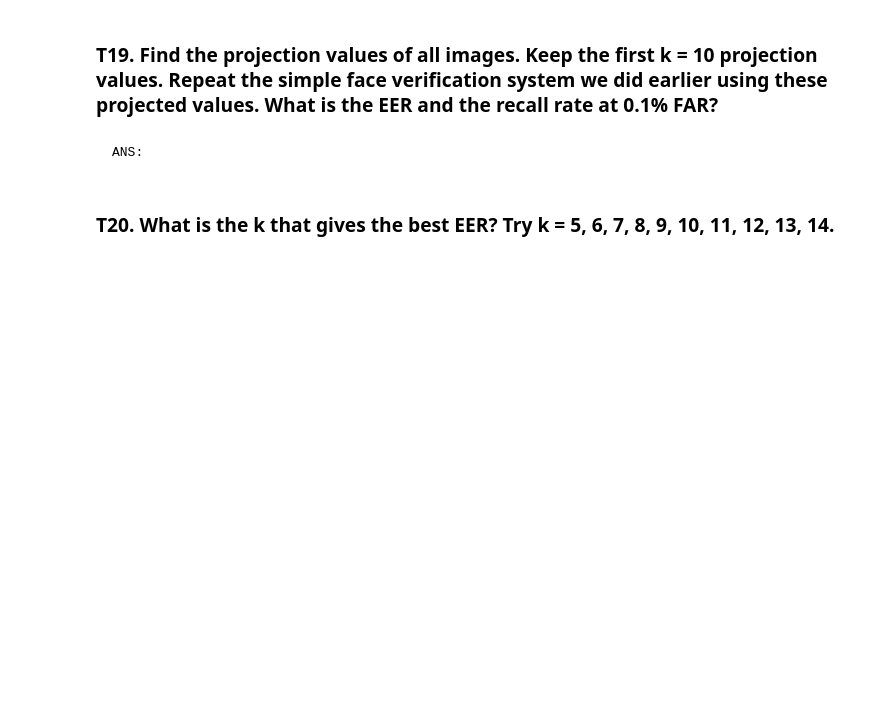
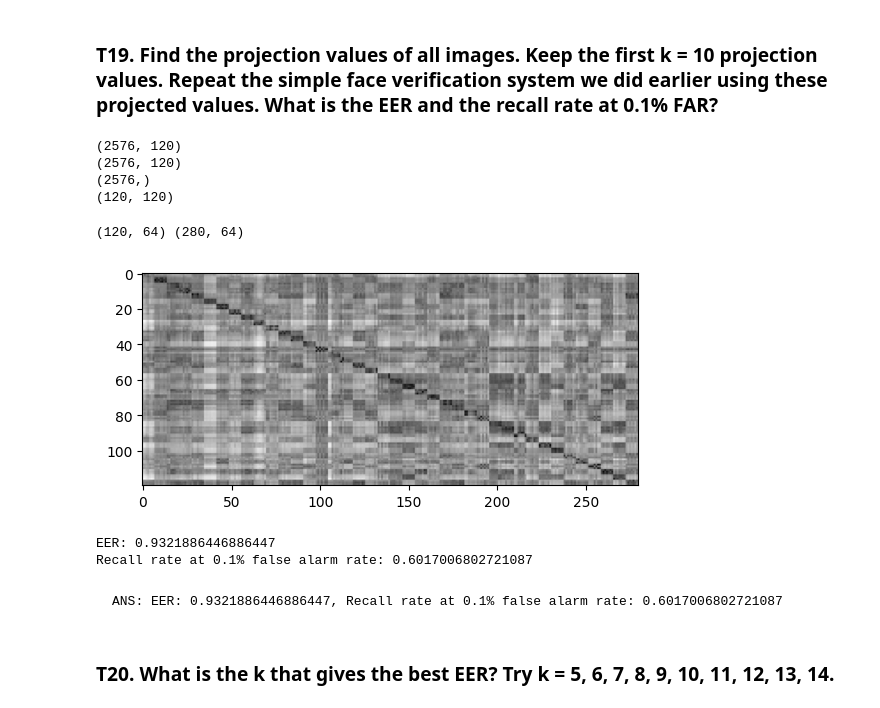
Before and after one commit to ADNCRICH/CU_submission, a Jupyter notebook: Pattern_Recognition/HW3/HW3_Fisherfaces(student).ipynb, the cells around one changed output. Drawn from its saved outputs; the diff is of its cells as text; code cells hidden in the pictures; blank space fills up the shorter version.

```diff
--- a/Pattern_Recognition/HW3/HW3_Fisherfaces(student).ipynb
+++ b/Pattern_Recognition/HW3/HW3_Fisherfaces(student).ipynb
@@ -608,13 +613,25 @@ def calculate_projection_vectors(matrix, meanface, v):
     """
 
     # INSERT CODE HERE
+    projection_vectors = v.T @ (matrix.T - meanface.reshape(-1, 1))
 
     return projection_vectors
+# %%
+print(T.T.shape)
+print(v.shape)
+print(meanface.shape)
+projected_T = calculate_projection_vectors(T, meanface, v)
+print(projected_T.shape)
+# %% [output]
+(2576, 120)
+(2576, 120)
+(2576,)
+(120, 120)
 # %%
 # TODO: Get projection vectors of T and D, then Keep first k projection values.
-k = ...
-T_reduced = ...
-D_reduced = ...
+k = 64
+T_reduced = calculate_projection_vectors(T, meanface, v)[:k].T
+D_reduced = calculate_projection_vectors(D, meanface, v)[:k].T
 
 
 def test_reduce_dimension():
@@ -622,11 +639,25 @@ def test_reduce_dimension():
     assert D_reduced.shape[-1] == k
 
 test_reduce_dimension()
+print(T_reduced.shape, D_reduced.shape)
+# %% [output]
+(120, 64) (280, 64)
 # %%
 # TODO: Get similarity matrix of T_reduced and D_reduced
+similarity_matrix_reduced = generate_similarity_matrix(T_reduced, D_reduced)
+plt.imshow(similarity_matrix_reduced, cmap='gray')
+plt.show()
+# %% [output]
+[figure, added]
 # %%
 # TODO: Find EER and the recall rate at 0.1% FAR.
+_, _, recall, eer = calculate_roc(similarity_matrix_reduced, 3, 7, 0.001, True)
+print('EER:', eer)
+print('Recall rate at 0.1% false alarm rate:', recall)
+# %% [output]
+EER: 0.9321886446886447
+Recall rate at 0.1% false alarm rate: 0.6017006802721087
-# %% [markdown]
-    ANS:
+# %% [markdown]
+    ANS: EER: 0.9321886446886447, Recall rate at 0.1% false alarm rate: 0.6017006802721087
 # %% [markdown]
 ### T20. What is the k that gives the best EER? Try k = 5, 6, 7, 8, 9, 10, 11, 12, 13, 14.
```
Also changed, not shown: parts of 11 cells of this notebook.
